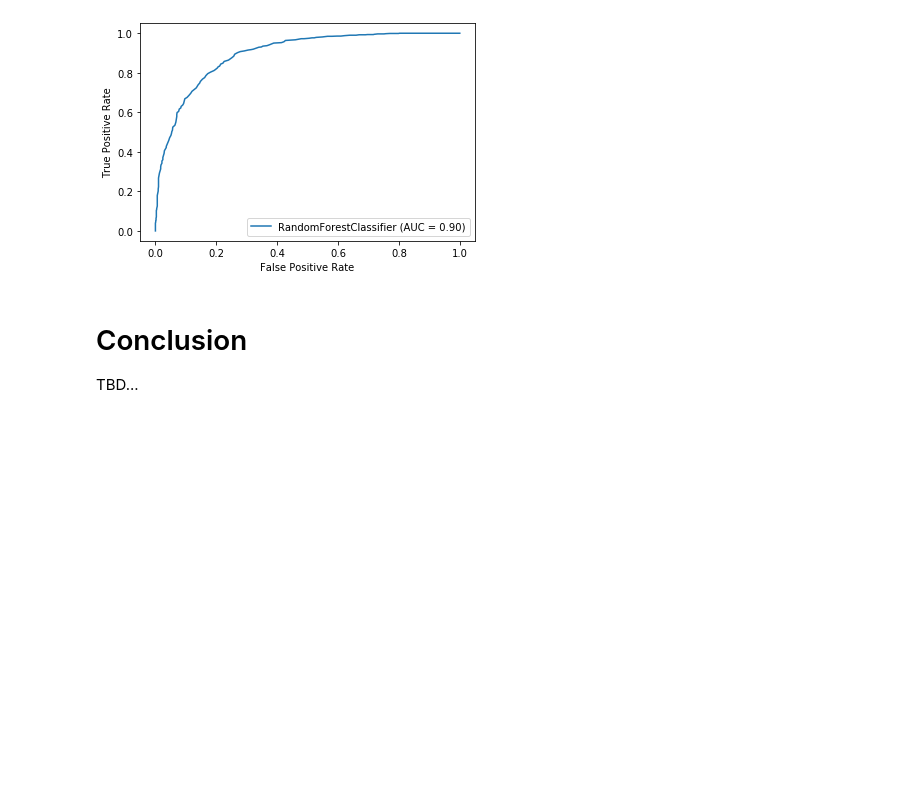
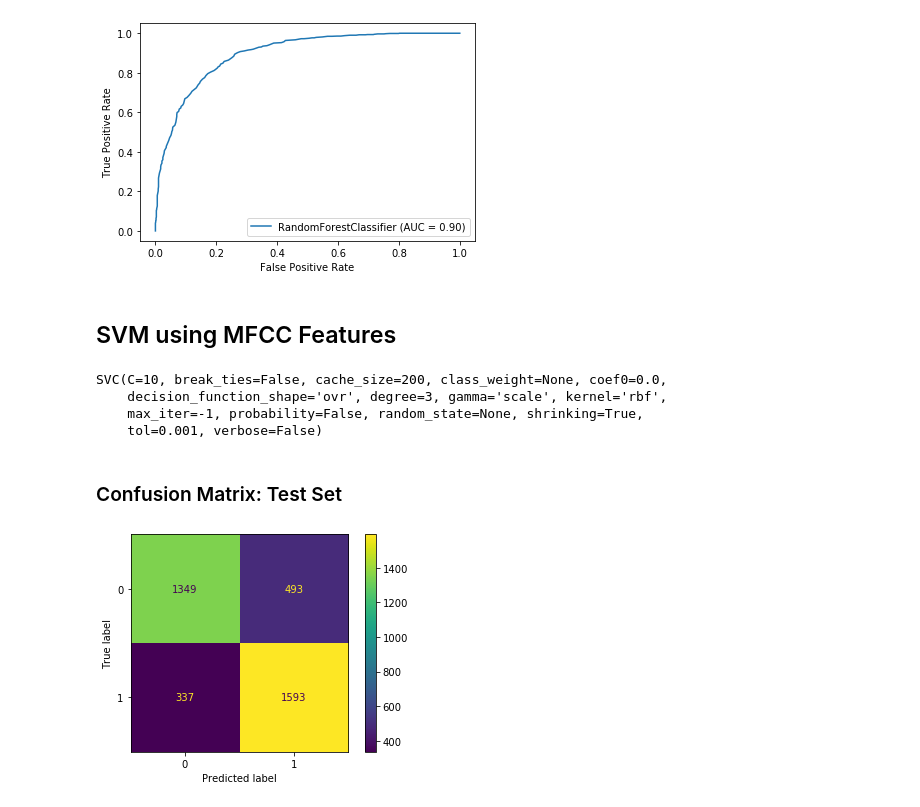
Before and after one commit to mledl/mupped-show-classification, a Jupyter notebook: SIM1/src/SIM1.ipynb, the cells around one changed output. Drawn from its saved outputs; the diff is of its cells as text; code cells hidden in the pictures; blank space fills up the shorter version.

Commit message:
add SVM classifier for MFCC features and further markdown descriptions

```diff
--- a/SIM1/src/SIM1.ipynb
+++ b/SIM1/src/SIM1.ipynb
@@ -397,7 +413,20 @@ plot_roc_curve(ws_rf_cls, x_validation_mfcc, y_validation_mfcc)
 plt.show()
 # %% [output]
 [figure]
-# %% [markdown]
-# Conclusion
-
-TBD...
+# %% [markdown]
+## SVM using MFCC Features
+# %%
+model_svm_mfcc = SVC(kernel='rbf', C=10)
+model_svm_mfcc.fit(x_train_mfcc, y_train_mfcc)
+# %% [output]
+SVC(C=10, break_ties=False, cache_size=200, class_weight=None, coef0=0.0,
+    decision_function_shape='ovr', degree=3, gamma='scale', kernel='rbf',
+    max_iter=-1, probability=False, random_state=None, shrinking=True,
+    tol=0.001, verbose=False)
+# %% [markdown]
+### Confusion Matrix: Test Set
+# %%
+plot_confusion_matrix(model_svm_mfcc, x_test_mfcc, y_test_mfcc, values_format='d')
+plt.show()
+# %% [output]
+[figure, added]
```
Also changed, not shown: parts of 12 cells of this notebook.
